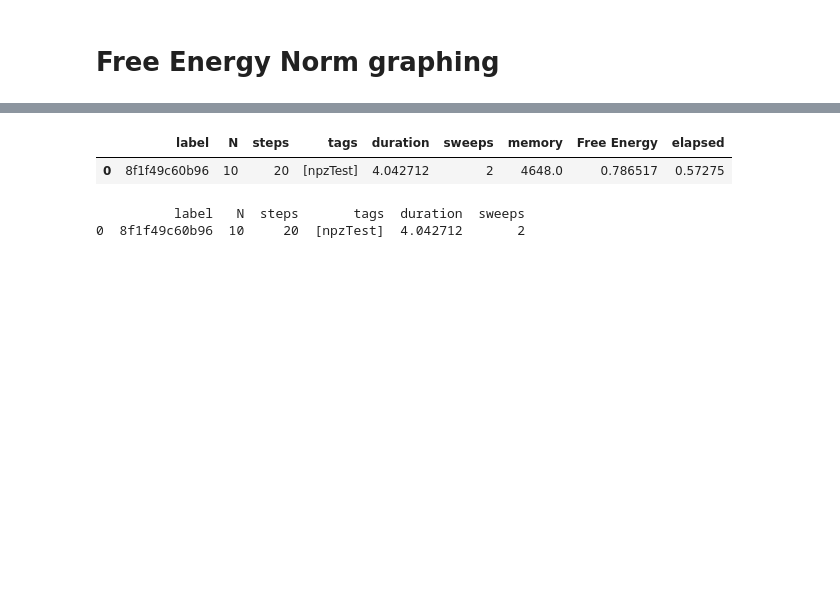
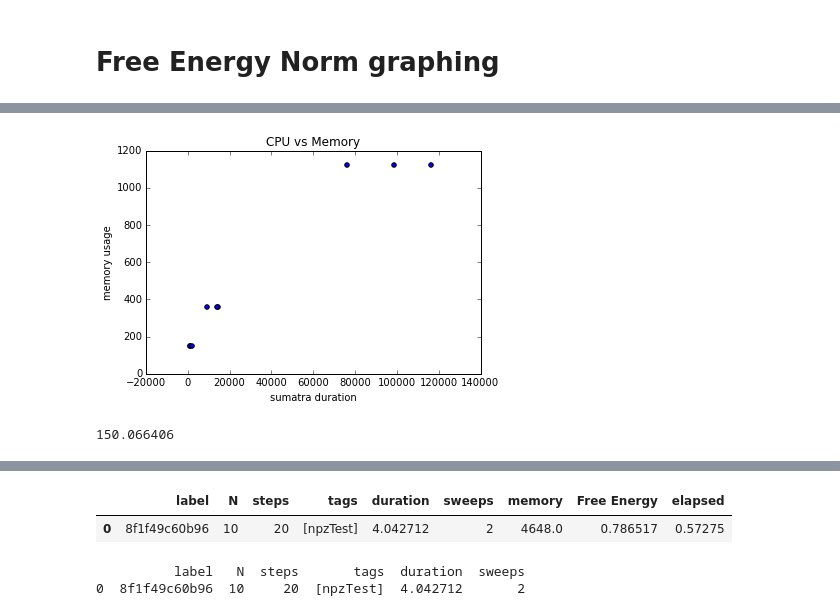
Before and after one commit to evgenjevich/corr-sumatra2, a Jupyter notebook: DataExtract.ipynb, the cells around one changed output, grey strips where cells are left out. Cells and saved outputs as stored; diff of their text form; code cells hidden in the pictures; blank space fills up the shorter version.

```diff
--- a/DataExtract.ipynb
+++ b/DataExtract.ipynb
@@ -753,0 +791,32 @@ print len(df['output_data'][0])
+# %%
+#what are the simulations we are concerned with?
+sim_labels = ['fafbeb433621', 'd88bca02dcc7', '555a1eed5f55', '87010a682e4d', '7eff0b0d7455', 'd5ba58775177', '8851d4ef0b49', '9656864915ad', 'bc94d63e65a8' ]
+dfMem = pandas.DataFrame(columns=['label','steps','sumatra duration', 'elapsed', 'nx', 'sweeps', 'memory usage', 'L1 Free Energy', 'L2 Free Energy', 'Linf Free Energy'])
+rows = 0
+data_dict = {} #the dictionary to which we will add data
+
+with open('memory_peaks.json') as ff:
+    memory_data = json.load(ff)
+print memory_data #this is the memory data we will use for all simulations
+
+for label in sim_labels:
+#     print type(label)
+#     label = str(label)
+    temp_df = df.query('(label == "{0}")'.format(label))
+    #build the dictionary to add to the memory dataframe
+    data_dict['sumatra duration'] = float(temp_df['duration'])
+    data_dict['label'] = label
+    data_dict['steps'] = 0
+    data_dict['elapsed'] = 0
+    data_dict['nx'] = int(dfC_final.query('(label=="{0}")'.format(label)).iloc[0]['nx'])
+    data_dict['sweeps'] = int(dfC_final.query('(label=="{0}")'.format(label)).iloc[0]['sweeps'])
+    data_dict['memory usage'] = memory_data[str(data_dict['nx'])]
+    data_dict['L1 Free Energy'] = float(dfC_final.query('(label=="{0}")'.format(label)).iloc[0]['L1 Free Energy Norms'])
+    data_dict['L2 Free Energy'] = float(dfC_final.query('(label=="{0}")'.format(label)).iloc[0]['L2 Free Energy Norms'])
+    data_dict['Linf Free Energy'] = float(dfC_final.query('(label=="{0}")'.format(label)).iloc[0]['L-infinite Free Energy Norms'])
+
+    dfMem.loc[rows]=data_dict
+    rows +=1
+
+# dfMem['label'] = sim_labels
+dfMem
@@ -753,0 +835,16 @@ print len(df['output_data'][0])
+# %%
+memory_plot = dfMem.plot('sumatra duration', 'memory usage', kind='scatter', ylim=0, title='CPU vs Memory')
+
+# Energy_N100_L1_graph = temp_frame.plot('elapsed', 'L1', kind='line', ylim=0, c=color, marker='.',
+#                                                title='Free Energy L1 for N = 100', label=key)
+# %% [output]
+[figure, added]
+# %%
+label = 'fafbeb433621'
+df.query('(label == "{0}")'.format(label))
+
+with open('memory_peaks.json') as ff:
+    memory_data = json.load(ff)
+    print memory_data['100']
+# %% [output]
+150.066406
```
Also changed, not shown: parts of 26 cells of this notebook.
